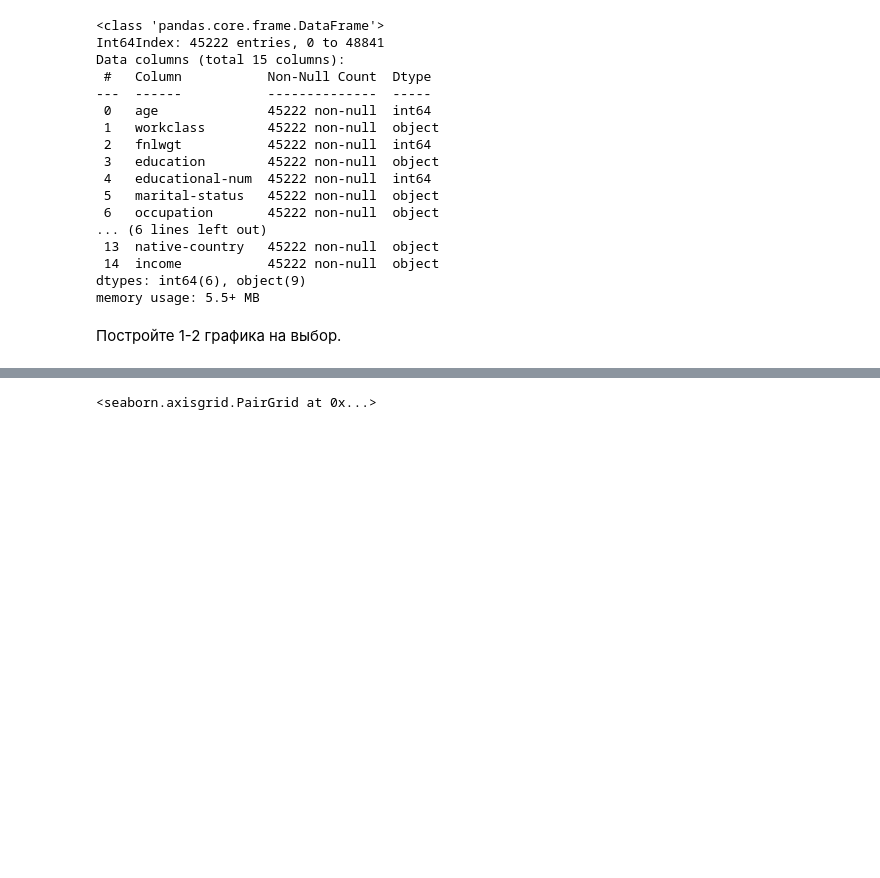
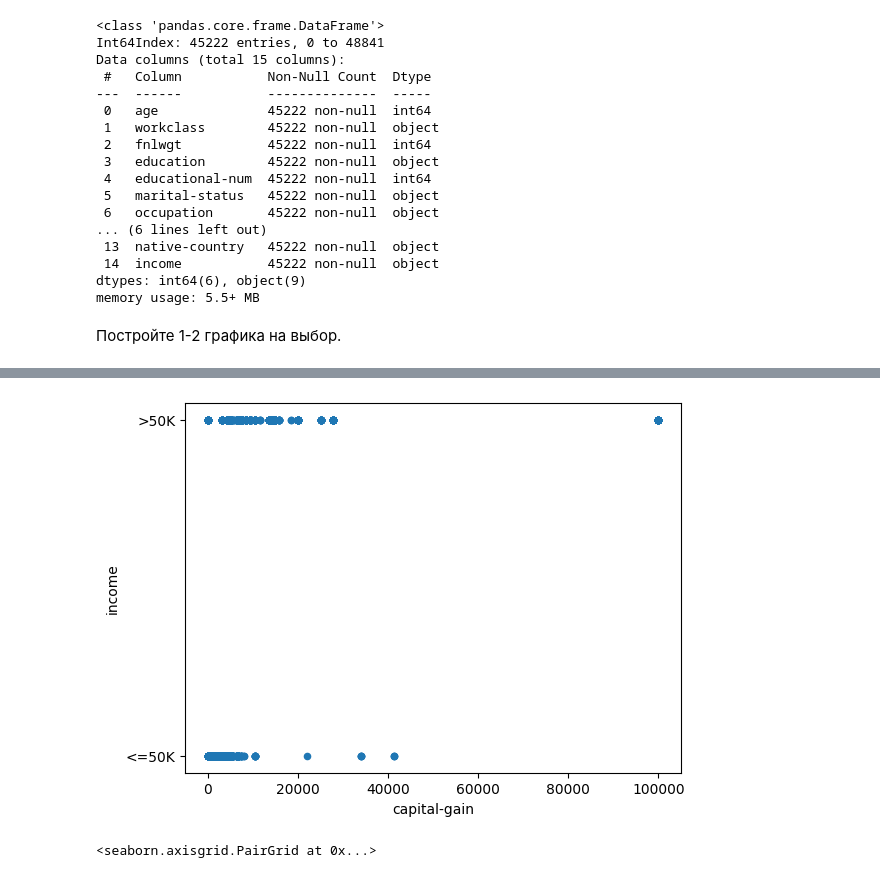
Before and after one commit to adtitovich/dsml-17, a Jupyter notebook: m1.ipynb, the cells around one changed output, grey strips where cells are left out. Saved outputs shown, nothing was run; the diff lists cells and outputs as text; code cells hidden in the pictures; blank space fills up the shorter version.

```diff
--- a/m1.ipynb
+++ b/m1.ipynb
@@ -44,3 +63,8 @@ memory usage: 5.5+ MB
+# %%
+data.plot(x ="capital-gain", y = "income", kind="scatter")
+plt.show()
+# %% [output]
+[figure, added]
 # %%
 import seaborn as sns
 
```
Also changed, not shown: parts of 2 cells of this notebook.
